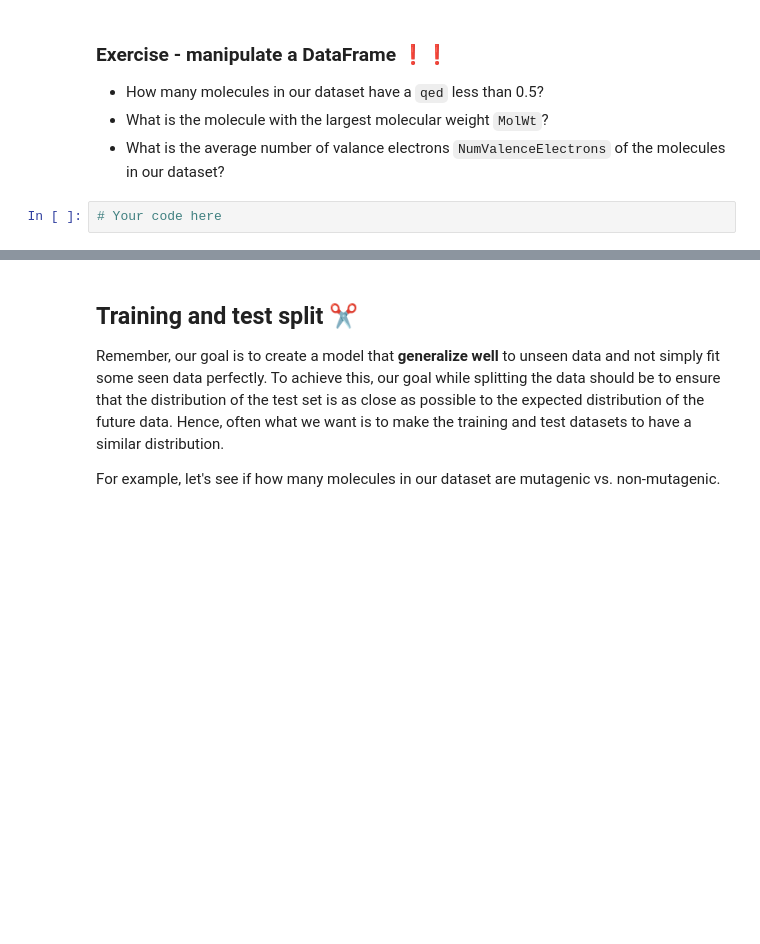
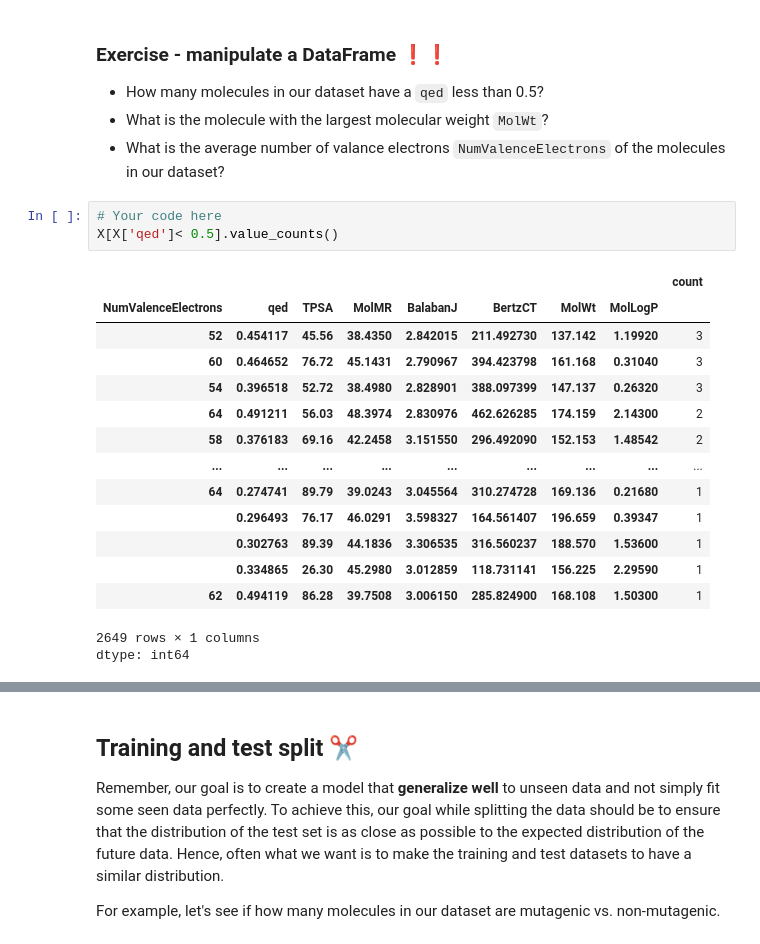
Before and after one commit to anishk18/Chemical-Engineering-PythonCodes, a Jupyter notebook: 02_kNN_QSPR.ipynb, the cells around one changed output, grey strips where cells are left out. Saved outputs shown, nothing was run; the diff lists cells and outputs as text; blank space fills up the shorter version.

```diff
--- a/02_kNN_QSPR.ipynb
+++ b/02_kNN_QSPR.ipynb
@@ -247,3 +278,20 @@ X
 * What is the average number of valance electrons `NumValenceElectrons` of the molecules in our dataset?
 # %%
 # Your code here
+X[X['qed']< 0.5].value_counts()
+# %% [output]
+|  |  |  |  |  |  |  |  | count |
+| NumValenceElectrons | qed | TPSA | MolMR | BalabanJ | BertzCT | MolWt | MolLogP |  |
+| 52 | 0.454117 | 45.56 | 38.4350 | 2.842015 | 211.492730 | 137.142 | 1.19920 | 3 |
+| 60 | 0.464652 | 76.72 | 45.1431 | 2.790967 | 394.423798 | 161.168 | 0.31040 | 3 |
+| 54 | 0.396518 | 52.72 | 38.4980 | 2.828901 | 388.097399 | 147.137 | 0.26320 | 3 |
+| 64 | 0.491211 | 56.03 | 48.3974 | 2.830976 | 462.626285 | 174.159 | 2.14300 | 2 |
+| 58 | 0.376183 | 69.16 | 42.2458 | 3.151550 | 296.492090 | 152.153 | 1.48542 | 2 |
+| ... | ... | ... | ... | ... | ... | ... | ... | ... |
+| 64 | 0.274741 | 89.79 | 39.0243 | 3.045564 | 310.274728 | 169.136 | 0.21680 | 1 |
+|  | 0.296493 | 76.17 | 46.0291 | 3.598327 | 164.561407 | 196.659 | 0.39347 | 1 |
+|  | 0.302763 | 89.39 | 44.1836 | 3.306535 | 316.560237 | 188.570 | 1.53600 | 1 |
+|  | 0.334865 | 26.30 | 45.2980 | 3.012859 | 118.731141 | 156.225 | 2.29590 | 1 |
+| 62 | 0.494119 | 86.28 | 39.7508 | 3.006150 | 285.824900 | 168.108 | 1.50300 | 1 |
+2649 rows × 1 columns
+dtype: int64
```
Also changed, not shown: parts of 7 cells of this notebook.
